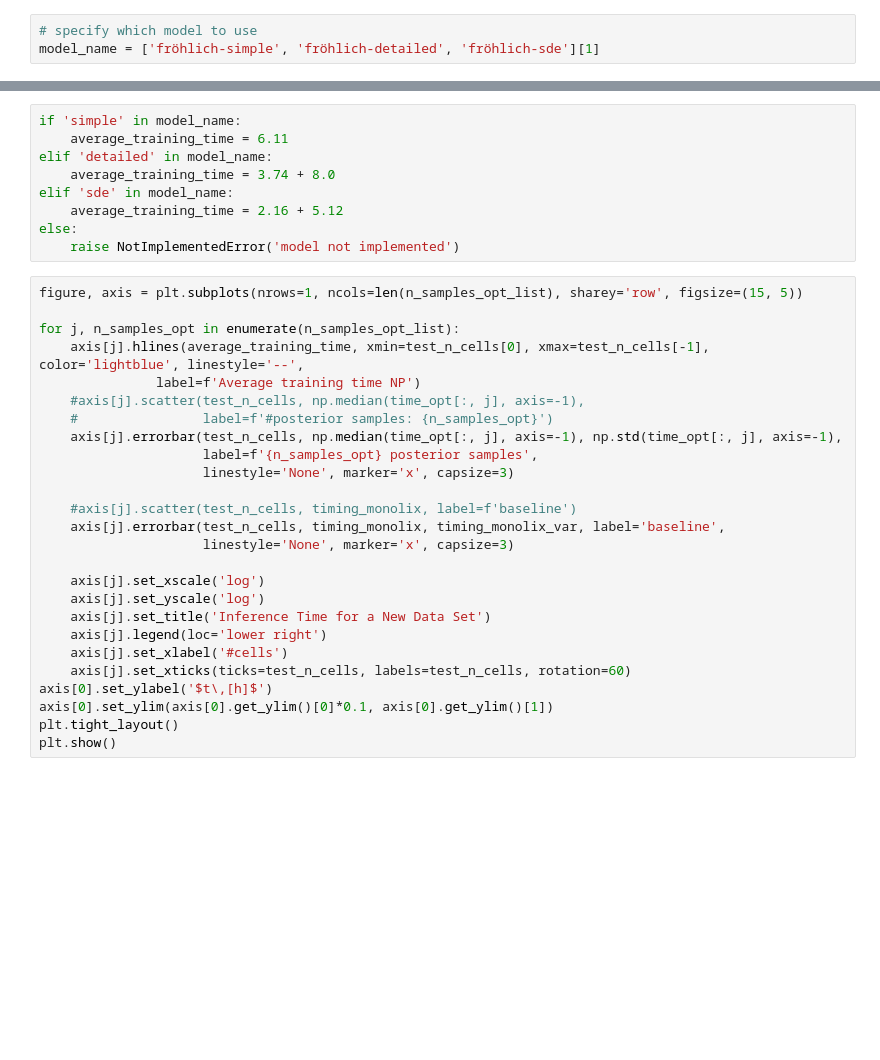
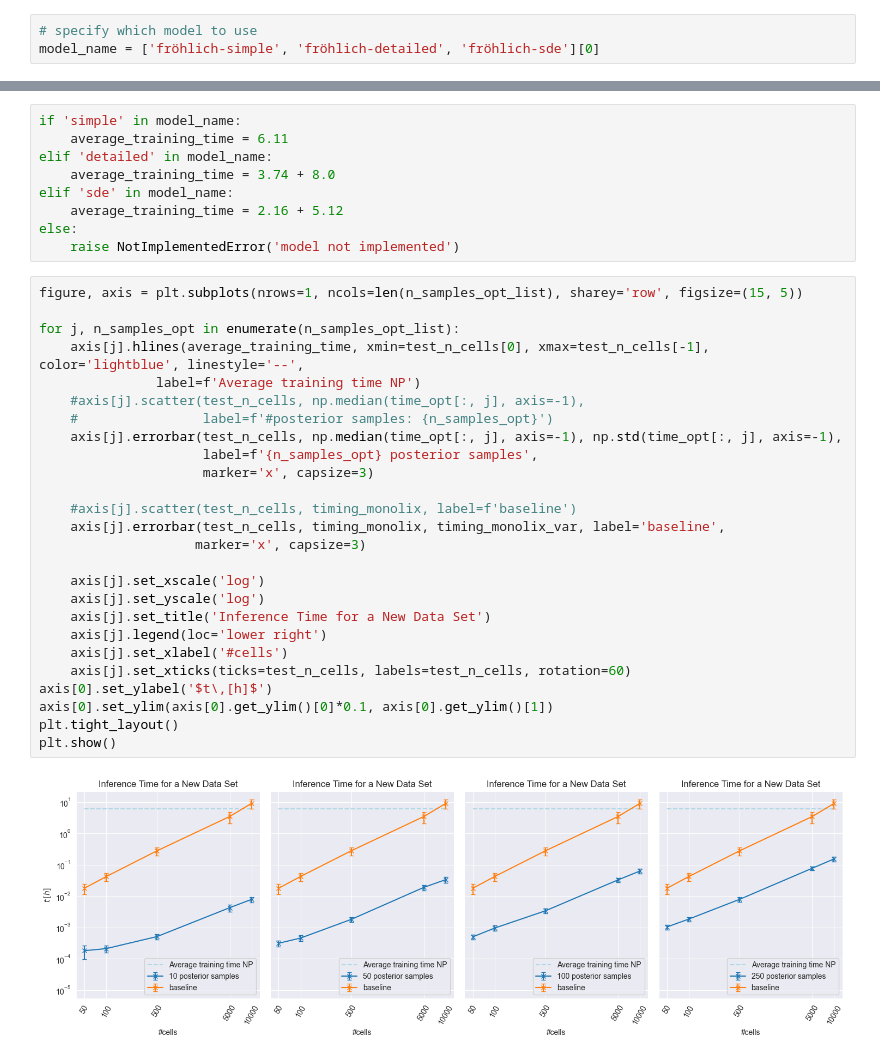
Before and after one commit to arrjon/Amortized-NLME-Models, a Jupyter notebook: Experiments/Check Scalability.ipynb, the cells around one changed output, grey strips where cells are left out. Cells and saved outputs as stored; diff of their text form; blank space fills up the shorter version.

```diff
--- a/Experiments/Check Scalability.ipynb
+++ b/Experiments/Check Scalability.ipynb
@@ -9,7 +9,7 @@ from inference.helper_functions import compute_error_estimate, compute_variance_
 from inference.nlme_objective import ObjectiveFunctionNLME
 # %%
 # specify which model to use
-model_name = ['fröhlich-simple', 'fröhlich-detailed', 'fröhlich-sde'][1]
+model_name = ['fröhlich-simple', 'fröhlich-detailed', 'fröhlich-sde'][0]
 # %%
 if model_name == 'fröhlich-simple':
     from models.froehlich_model_simple import FroehlichModelSimple
@@ -172,26 +226,28 @@ else:
 # %%
 figure, axis = plt.subplots(nrows=1, ncols=len(n_samples_opt_list), sharey='row', figsize=(15, 5))
 
 for j, n_samples_opt in enumerate(n_samples_opt_list):
     axis[j].hlines(average_training_time, xmin=test_n_cells[0], xmax=test_n_cells[-1], color='lightblue', linestyle='--',
                label=f'Average training time NP')
     #axis[j].scatter(test_n_cells, np.median(time_opt[:, j], axis=-1),
     #                label=f'#posterior samples: {n_samples_opt}')
     axis[j].errorbar(test_n_cells, np.median(time_opt[:, j], axis=-1), np.std(time_opt[:, j], axis=-1),
                      label=f'{n_samples_opt} posterior samples',
-                     linestyle='None', marker='x', capsize=3)
+                     marker='x', capsize=3)
 
     #axis[j].scatter(test_n_cells, timing_monolix, label=f'baseline')
     axis[j].errorbar(test_n_cells, timing_monolix, timing_monolix_var, label='baseline',
-                     linestyle='None', marker='x', capsize=3)
+                    marker='x', capsize=3)
 
     axis[j].set_xscale('log')
     axis[j].set_yscale('log')
     axis[j].set_title('Inference Time for a New Data Set')
     axis[j].legend(loc='lower right')
     axis[j].set_xlabel('#cells')
     axis[j].set_xticks(ticks=test_n_cells, labels=test_n_cells, rotation=60)
 axis[0].set_ylabel('$t\,[h]$')
 axis[0].set_ylim(axis[0].get_ylim()[0]*0.1, axis[0].get_ylim()[1])
 plt.tight_layout()
 plt.show()
+# %% [output]
+[figure, added]
```
Also changed, not shown: parts of 3 cells of this notebook, 3 other files.
